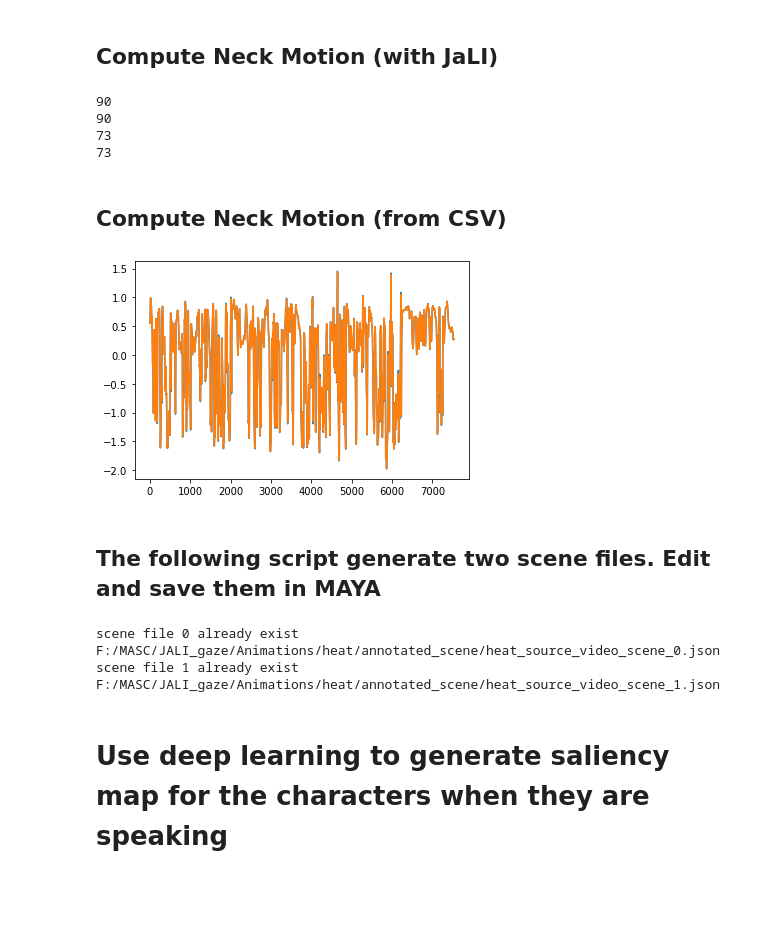
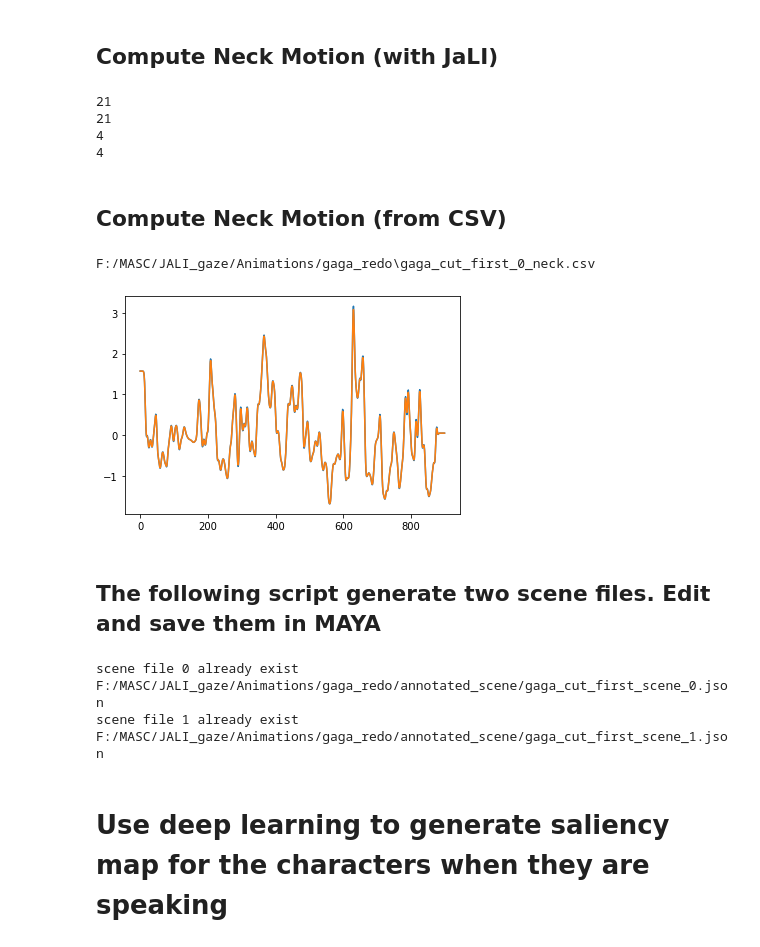
Before and after one commit to EvanSamaa/Gaze_project, a Jupyter notebook: gaze_framework_dynamic_scene.ipynb, the cells around one changed output. Cells and saved outputs as stored; diff of their text form; code cells hidden in the pictures; blank space fills up the shorter version.

```diff
--- a/gaze_framework_dynamic_scene.ipynb
+++ b/gaze_framework_dynamic_scene.ipynb
@@ -101,12 +130,12 @@ temp_folder = "/Volumes/EVAN_DISK/MASC/JALI_gaze/Animations/green_book_letter"
 # %%
 # inputs (for desk top at home)
 # input_folder = "/Volumes/EVAN_DISK/MASC/Ribhav_processed_dataset/"
-input_folder = "F:/MASC/shot_processed_dataset/"
-input_file = "heat_source_video"
+input_folder = "F:/MASC/JALI_gaze/Animations/gaga_redo"
+input_file = "gaga_cut_first"
 outside_dataset = True
 model_location = "C:/Users/evansamaa/Documents/GitHub/Gaze_project/prototypes/Gaze_aversion_prior/sentence_word_audio_velocity_model"
 whisper_location = "C:/Users/evansamaa/Documents/GitHub/Gaze_project/models"
-temp_folder = "F:/MASC/JALI_gaze/Animations/heat"
+temp_folder = "F:/MASC/JALI_gaze/Animations/gaga_redo"
 # %% [markdown]
 ## Get all the file paths
 # %%
@@ -213,40 +245,43 @@ jali_neck_output_0 = conversational_neck_0.compute_curve()
 conversational_neck_1 = NeckCurve(audio_path_1)
 jali_neck_output_1 = conversational_neck_1.compute_curve()
 # %% [output]
-90
-90
-73
-73
+21
+21
+4
+4
 # %% [markdown]
 ## Compute Neck Motion (from CSV)
 # %%
 try:
     csv_file_path_0 = os.path.join(*[temp_folder, input_file+"_0_neck.csv"])
+    print(csv_file_path_0)
     csv_file_path_1 = os.path.join(*[temp_folder, input_file+"_1_neck.csv"])
-    ambient_neck_factor = 0.2
+    ambient_neck_factor_0 = 0.4
+    ambient_neck_factor_1 = 0.1
     # load the CSV file into a NumPy array
-    data_0 = np.loadtxt(csv_file_path_0, delimiter=',') * ambient_neck_factor
-    data_1 = np.loadtxt(csv_file_path_0, delimiter=',') * ambient_neck_factor
+    data_0 = np.loadtxt(csv_file_path_0, delimiter=',') * ambient_neck_factor_0
+    data_1 = np.loadtxt(csv_file_path_0, delimiter=',') * ambient_neck_factor_1
     # get neck timing
     neck_ts = np.arange(0, data_0.shape[0]) / 20 # 20 fps
     plt.plot(data_0[:, 0])
     for i in range(3):
         data_0[:, i] = laplacian_smoothing(data_0[:, i], 1)
         data_1[:, i] = laplacian_smoothing(data_1[:, i], 1)
     plt.plot(data_0[:, 0])
     neck_ts = neck_ts.flatten().tolist()
     # get output
     ambient_neck_output_0 = [neck_ts, data_0[:, 0].flatten().tolist(),
                              neck_ts, data_0[:, 1].flatten().tolist(),
                              neck_ts, data_0[:, 2].flatten().tolist()]
     ambient_neck_output_1 = [neck_ts, data_1[:, 0].flatten().tolist(),
                              neck_ts, data_1[:, 1].flatten().tolist(),
                              neck_ts, data_1[:, 2].flatten().tolist()]
 except:
     ambient_neck_output_0 = [[], [], [], [], [], []]
     ambient_neck_output_1 = [[], [], [], [], [], []]
 # %% [output]
+F:/MASC/JALI_gaze/Animations/gaga_redo\gaga_cut_first_0_neck.csv
-[figure, old version]
+[figure, new version]
 # %% [markdown]
 ## The following script generate two scene files. Edit and save them in MAYA
 # %%
@@ -262,9 +297,9 @@ else:
 print(scene_data_path_1)
 # %% [output]
 scene file 0 already exist
-F:/MASC/JALI_gaze/Animations/heat/annotated_scene/heat_source_video_scene_0.json
+F:/MASC/JALI_gaze/Animations/gaga_redo/annotated_scene/gaga_cut_first_scene_0.json
 scene file 1 already exist
-F:/MASC/JALI_gaze/Animations/heat/annotated_scene/heat_source_video_scene_1.json
+F:/MASC/JALI_gaze/Animations/gaga_redo/annotated_scene/gaga_cut_first_scene_1.json
 # %% [markdown]
 # Use deep learning to generate saliency map for the characters when they are speaking
 # %% [markdown]
```
Also changed, not shown: parts of 10 cells of this notebook, 19 other files.
